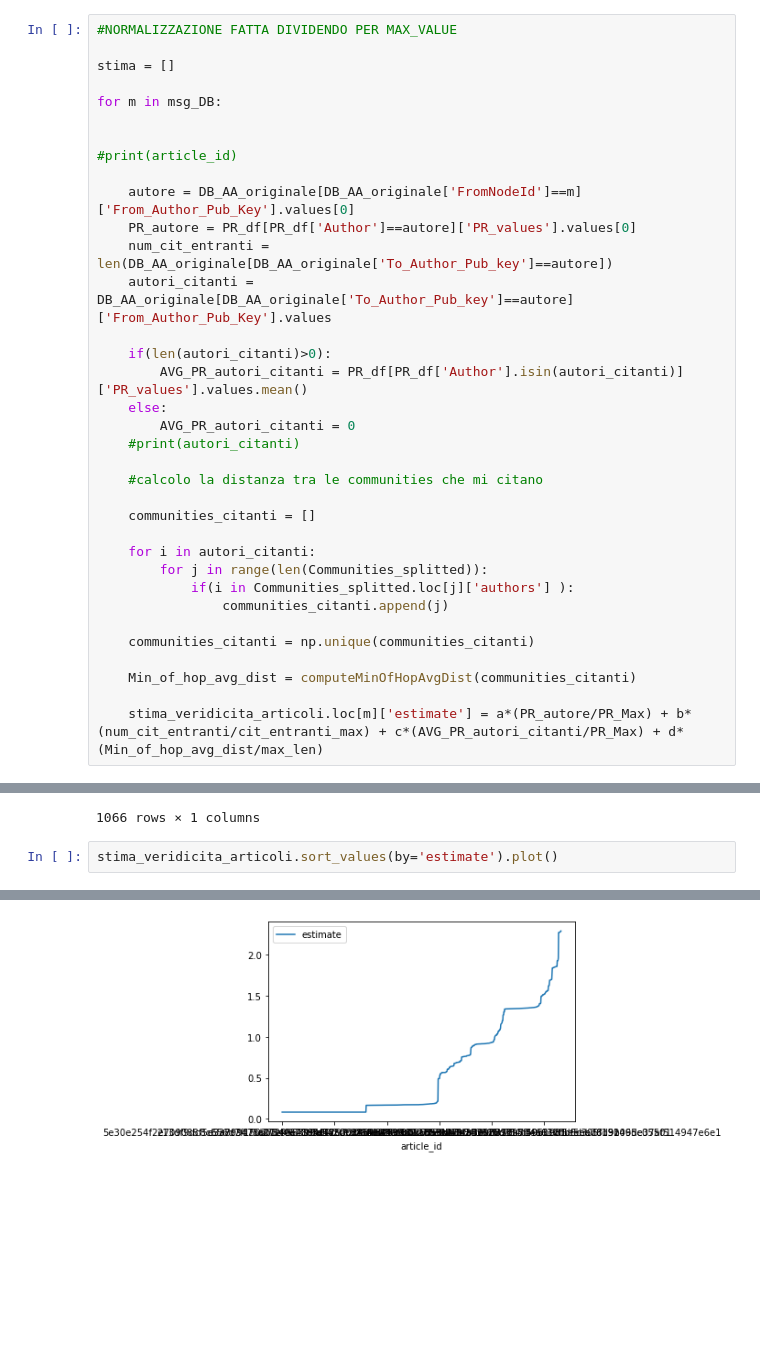
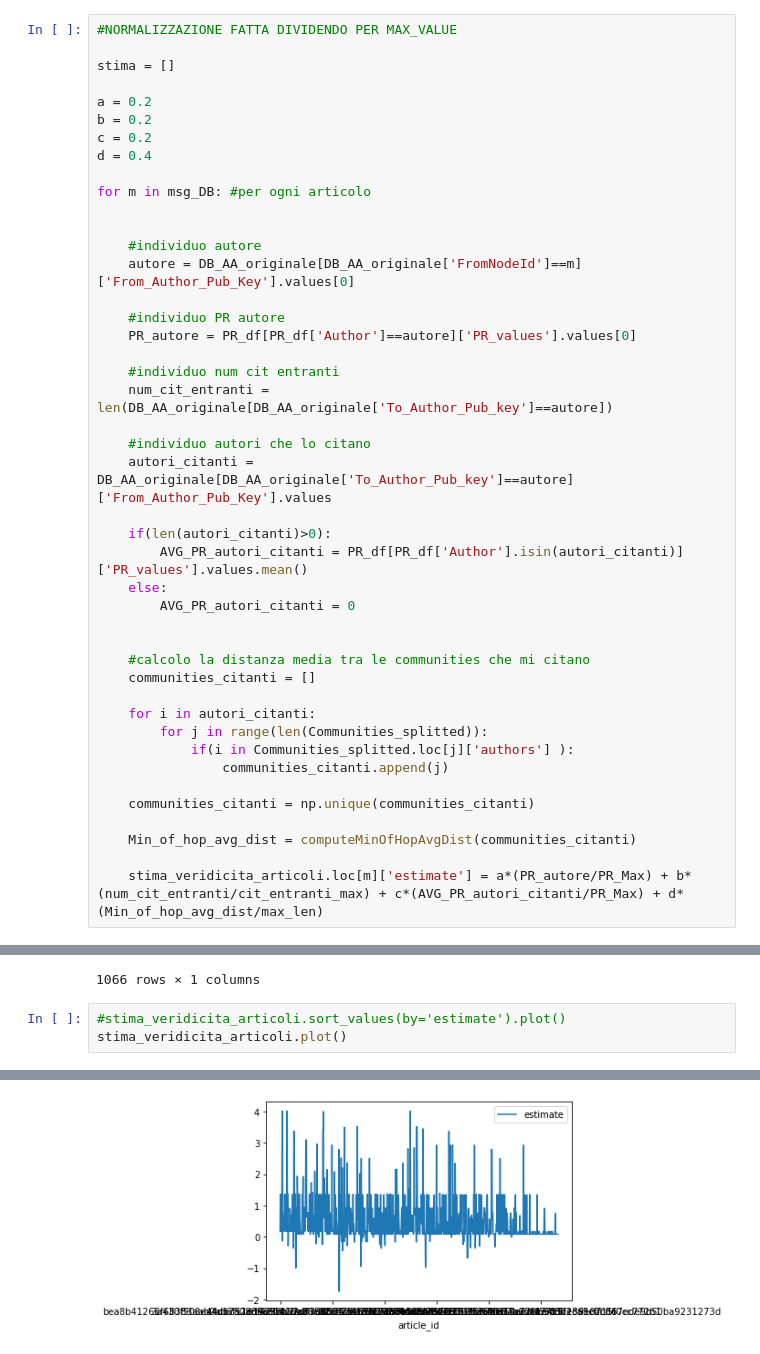
Before and after one commit to matteo-Donofrio-unipi/Master_Degree_Thesis, a Jupyter notebook: CALCOLO FORMULA FINALE/Final Formula .ipynb, the cells around one changed output, grey strips where cells are left out. Cells and saved outputs as stored; diff of their text form; blank space fills up the shorter version.

```diff
--- a/CALCOLO FORMULA FINALE/Final Formula .ipynb
+++ b/CALCOLO FORMULA FINALE/Final Formula .ipynb
@@ -312,24 +275,33 @@ def computeMinOfHopAvgDist(communities_citanti):
 
 stima = []
 
-for m in msg_DB:
+a = 0.2
+b = 0.2
+c = 0.2
+d = 0.4
+
+for m in msg_DB: #per ogni articolo
 
 
-#print(article_id)
+    #individuo autore
+    autore = DB_AA_originale[DB_AA_originale['FromNodeId']==m]['From_Author_Pub_Key'].values[0]
 
-    autore = DB_AA_originale[DB_AA_originale['FromNodeId']==m]['From_Author_Pub_Key'].values[0]
+    #individuo PR autore
     PR_autore = PR_df[PR_df['Author']==autore]['PR_values'].values[0]
+
+    #individuo num cit entranti
     num_cit_entranti = len(DB_AA_originale[DB_AA_originale['To_Author_Pub_key']==autore])
+
+    #individuo autori che lo citano
     autori_citanti = DB_AA_originale[DB_AA_originale['To_Author_Pub_key']==autore]['From_Author_Pub_Key'].values
 
     if(len(autori_citanti)>0):
         AVG_PR_autori_citanti = PR_df[PR_df['Author'].isin(autori_citanti)]['PR_values'].values.mean()
     else:
         AVG_PR_autori_citanti = 0
-    #print(autori_citanti)
 
-    #calcolo la distanza tra le communities che mi citano
 
+    #calcolo la distanza media tra le communities che mi citano
     communities_citanti = []
 
     for i in autori_citanti:
@@ -659,7 +611,8 @@ stima_veridicita_articoli
 | 5e30e254f2e709088f5e3a899d7bbb3a4... | 0.082789 |
 1066 rows × 1 columns
 # %%
-stima_veridicita_articoli.sort_values(by='estimate').plot()
+#stima_veridicita_articoli.sort_values(by='estimate').plot()
+stima_veridicita_articoli.plot()
 # %% [output]
 <AxesSubplot:xlabel='article_id'>
-[figure, old version]
+[figure, new version]
```
Also changed, not shown: parts of 27 cells of this notebook.
